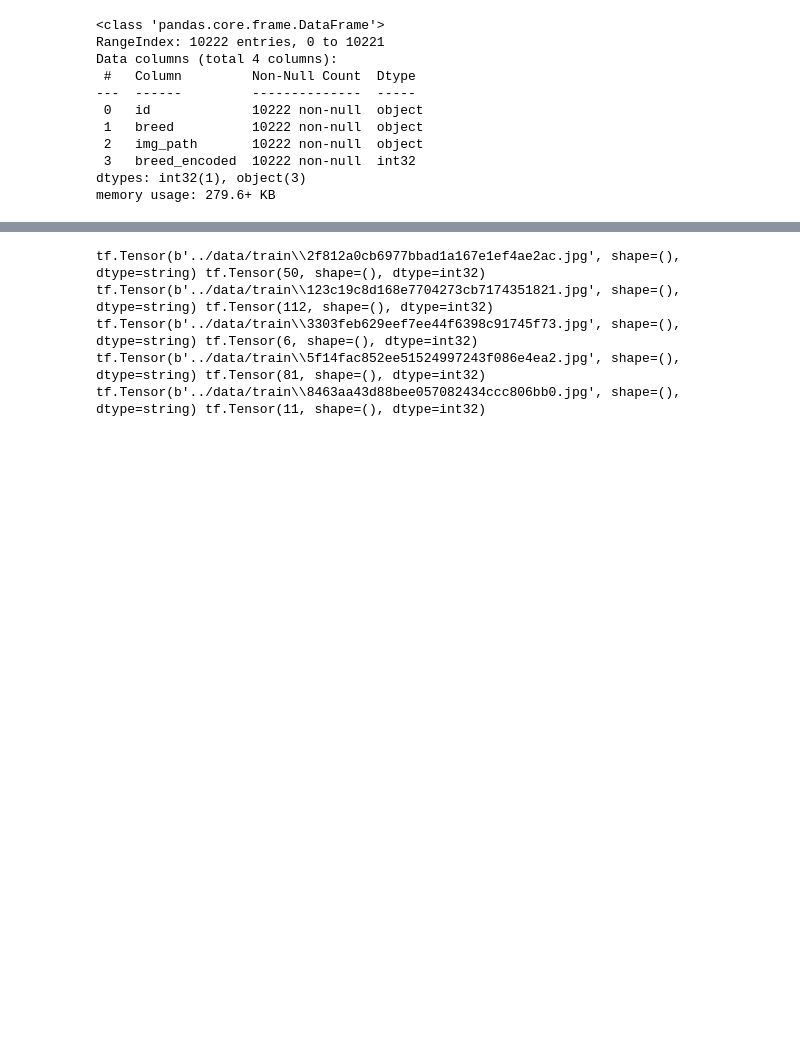
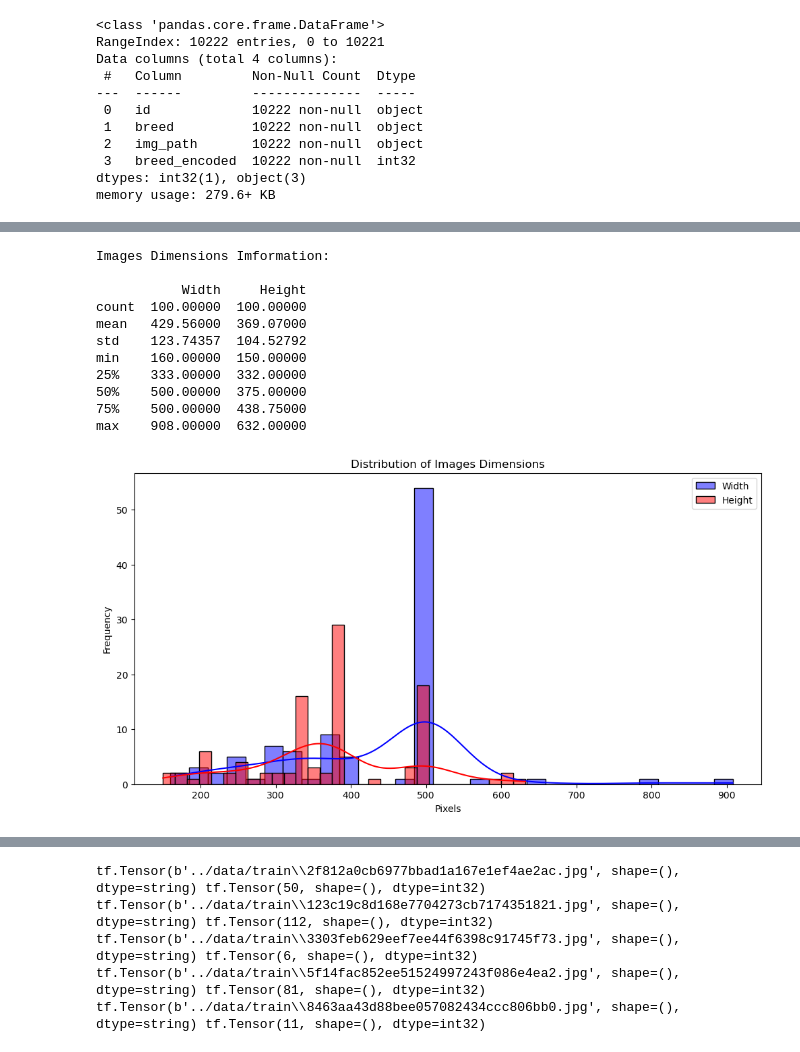
Before and after one commit to vBarFace/Dog-Breed-Identification-Kaggle, a Jupyter notebook: Dog_Breed_Identification_V2.ipynb, the cells around one changed output, grey strips where cells are left out. Cells and saved outputs as stored; diff of their text form; code cells hidden in the pictures; blank space fills up the shorter version.

```diff
--- a/Dog_Breed_Identification_V2.ipynb
+++ b/Dog_Breed_Identification_V2.ipynb
@@ -85,3 +88,8 @@ import tensorflow as tf
+# %%
+# Constants
+N_SAMPLES = 100 # For EDA (excluding IMG samples)
+IMG_SIZE = 224 # This is popular size to performe image resizing
+BATCH_SIZE = 32 # This is a usual batch size to use
 # %% [markdown]
 # Working/Processing Labels
 # %%
@@ -202,0 +255,35 @@ labels.head()
+# %%
+# Check image dimensions
+image_shapes = []
+for img_path in labels['img_path'].sample(N_SAMPLES):  # Sample for speed
+    with Image.open(img_path) as img:
+        image_shapes.append(img.size)
+
+# Create a dataframe of the images shape
+image_shapes_df = pd.DataFrame(image_shapes, columns=['Width', 'Height'])
+# Lets print it
+print("Images Dimensions Imformation:\n")
+print(image_shapes_df.describe()) # We can use the mean Width and mean Height to finetune IMG_SIZE to resize in the future
+
+# Plot image dimensions
+plt.figure(figsize=(12, 6))
+sns.histplot(image_shapes_df['Width'], bins=30, color='blue', label='Width', kde=True)
+sns.histplot(image_shapes_df['Height'], bins=30, color='red', label='Height', kde=True)
+plt.title('Distribution of Images Dimensions')
+plt.xlabel('Pixels')
+plt.ylabel('Frequency')
+plt.legend()
+plt.show()
+# %% [output]
+Images Dimensions Imformation:
+
+           Width     Height
+count  100.00000  100.00000
+mean   429.56000  369.07000
+std    123.74357  104.52792
+min    160.00000  150.00000
+25%    333.00000  332.00000
+50%    500.00000  375.00000
+75%    500.00000  438.75000
+max    908.00000  632.00000
+[figure, added]
```
Also changed, not shown: parts of 11 cells of this notebook.
